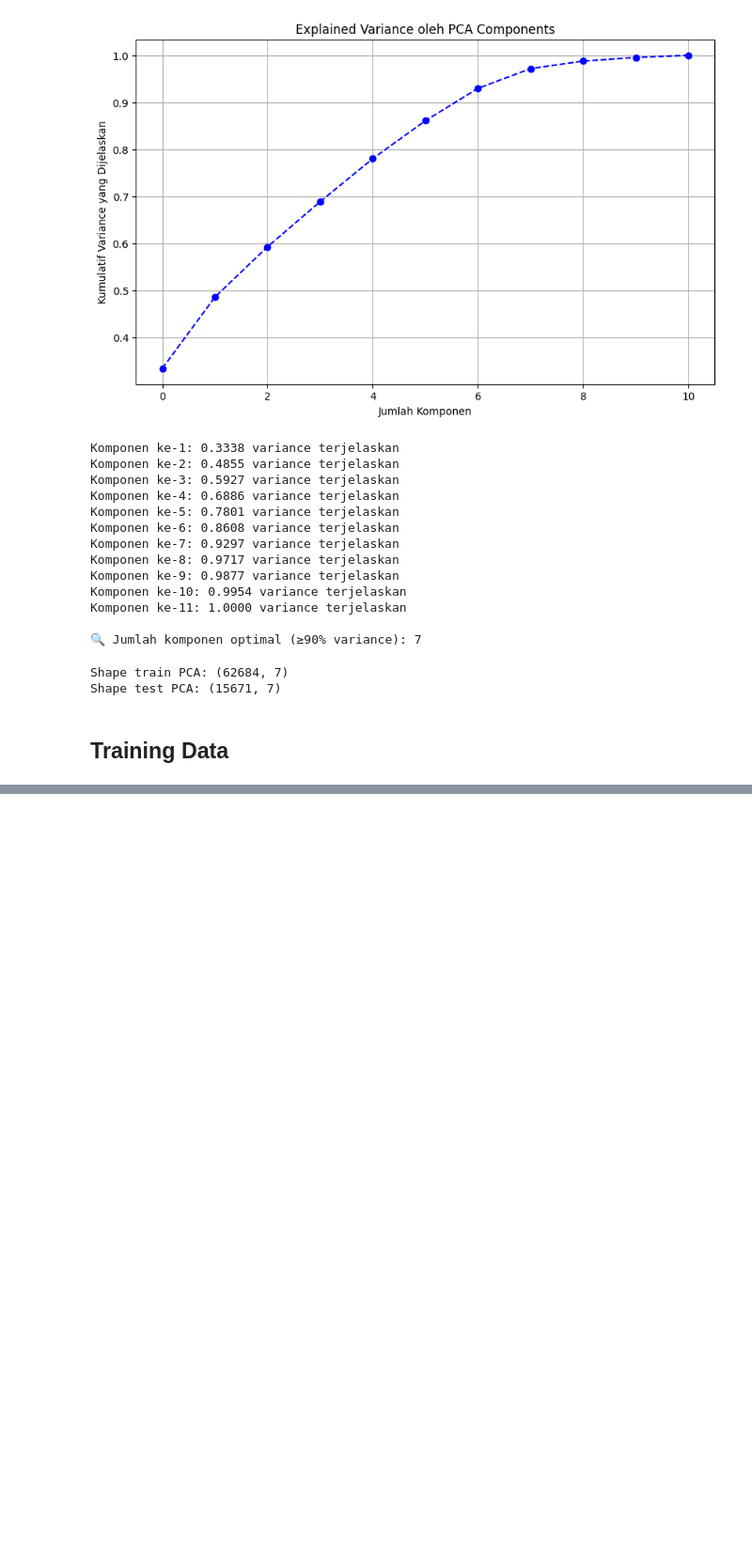
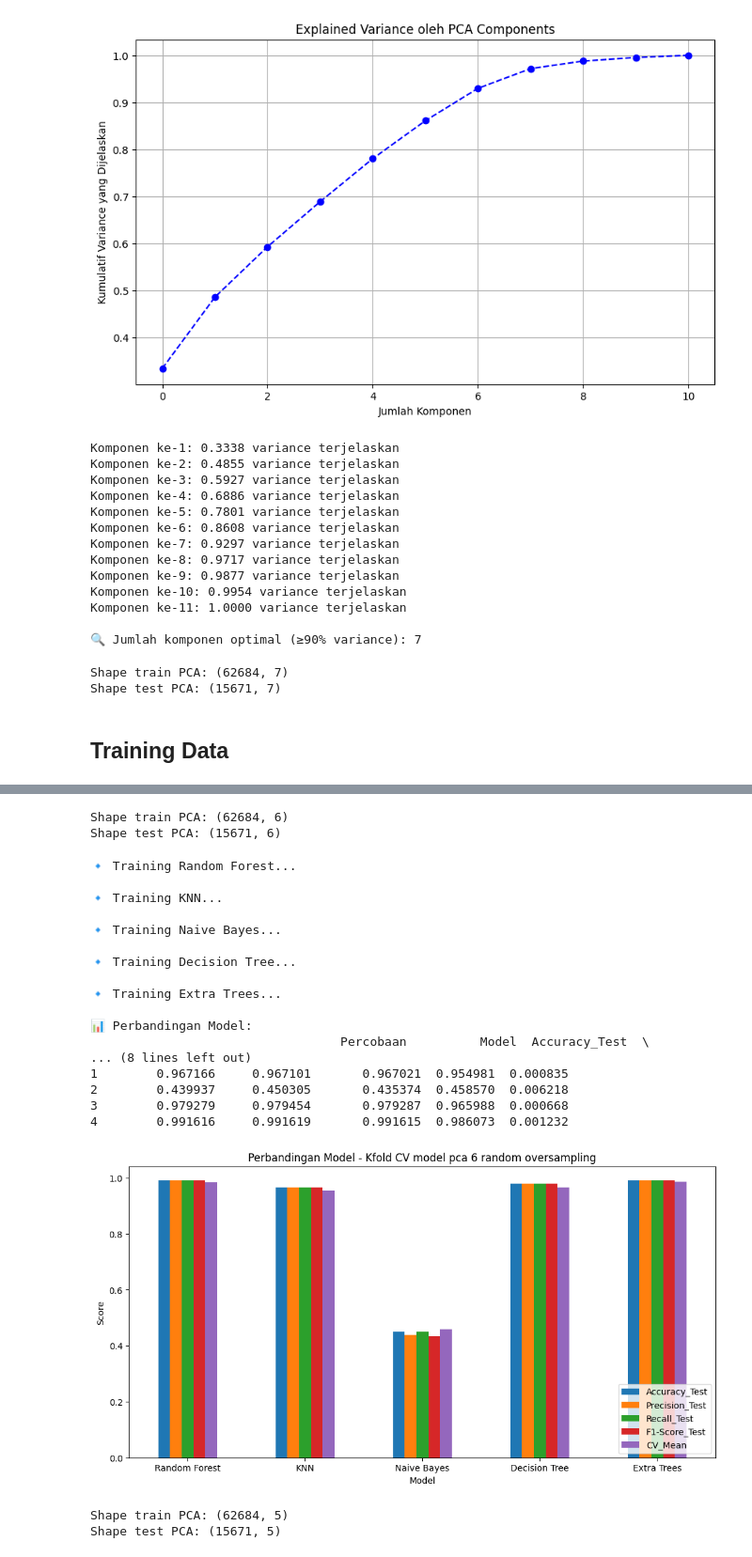
Before and after one commit to RyanGA09/DataMiningAirQuality, a Jupyter notebook: Dataoversamplingrandom/Kfold/notebookrandomoversampling.ipynb, the cells around one changed output, grey strips where cells are left out. Shown at 94% size. Cells and saved outputs as stored; diff of their text form; code cells hidden in the pictures; blank space fills up the shorter version.

```diff
--- a/Dataoversamplingrandom/Kfold/notebookrandomoversampling.ipynb
+++ b/Dataoversamplingrandom/Kfold/notebookrandomoversampling.ipynb
@@ -609,0 +534,60 @@ df_results = evaluate_models(
+# %%
+from sklearn.decomposition import PCA
+
+# Inisialisasi PCA dengan 6 komponen
+pca = PCA(n_components=6)
+
+# Fit hanya di data train
+X_train_pca = pca.fit_transform(X_train_scaled)
+
+# Transform data test pakai PCA yang sudah fit dari train
+X_test_pca = pca.transform(X_test_scaled)
+
+print("Shape train PCA:", X_train_pca.shape)
+print("Shape test PCA:", X_test_pca.shape)
+# %% [output]
+Shape train PCA: (62684, 6)
+Shape test PCA: (15671, 6)
+# %%
+results = evaluate_models(
+    X_train_pca, X_test_pca, y_train, y_test,
+    percobaan="Kfold CV model pca 6 random oversampling",
+    output_file="results.csv",
+    cv=5  # jumlah fold cross-validation
+)
+# %% [output]
+🔹 Training Random Forest...
+
+🔹 Training KNN...
+
+🔹 Training Naive Bayes...
+
+🔹 Training Decision Tree...
+
+🔹 Training Extra Trees...
+
+📊 Perbandingan Model:
+                                  Percobaan          Model  Accuracy_Test  \
+... (8 lines left out)
+1        0.967166     0.967101       0.967021  0.954981  0.000835
+2        0.439937     0.450305       0.435374  0.458570  0.006218
+3        0.979279     0.979454       0.979287  0.965988  0.000668
+4        0.991616     0.991619       0.991615  0.986073  0.001232
+[figure, added]
+# %%
+from sklearn.decomposition import PCA
+
+# Inisialisasi PCA dengan 6 komponen
+pca = PCA(n_components=5)
+
+# Fit hanya di data train
+X_train_pca = pca.fit_transform(X_train_scaled)
+
+# Transform data test pakai PCA yang sudah fit dari train
+X_test_pca = pca.transform(X_test_scaled)
+
+print("Shape train PCA:", X_train_pca.shape)
+print("Shape test PCA:", X_test_pca.shape)
+# %% [output]
+Shape train PCA: (62684, 5)
+Shape test PCA: (15671, 5)
```
Also changed, not shown: parts of 13 cells of this notebook, 3 other files.
